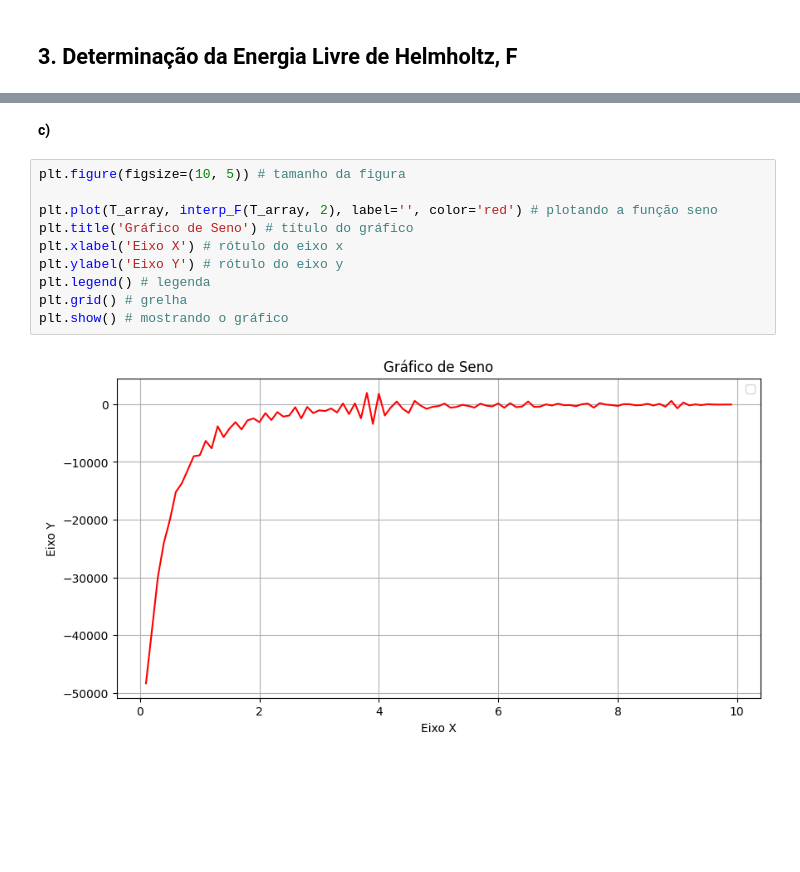
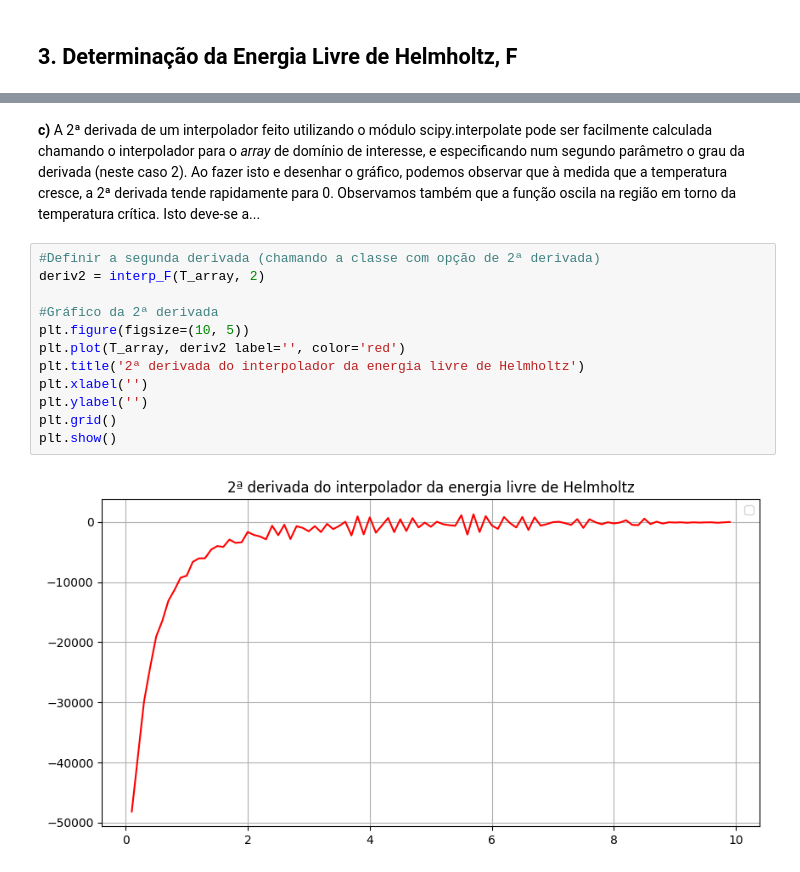
Before and after one commit to RafaelFernandesIST/FC_Grupo22, a Jupyter notebook: Projeto_1/projeto_1.ipynb, the cells around one changed output, grey strips where cells are left out. Cells and saved outputs as stored; diff of their text form; blank space fills up the shorter version.

```diff
--- a/Projeto_1/projeto_1.ipynb
+++ b/Projeto_1/projeto_1.ipynb
@@ -484,14 +469,16 @@ plt.show() # mostrando o gráfic
 # %% [markdown]
-**c)**
+**c)** A 2ª derivada de um interpolador feito utilizando o módulo scipy.interpolate pode ser facilmente calculada chamando o interpolador para o _array_ de domínio de interesse, e especificando num segundo parâmetro o grau da derivada (neste caso 2). Ao fazer isto e desenhar o gráfico, podemos observar que à medida que a temperatura cresce, a 2ª derivada tende rapidamente para 0. Observamos também que a função oscila na região em torno da temperatura crítica. Isto deve-se a...
 # %%
-plt.figure(figsize=(10, 5)) # tamanho da figura
+#Definir a segunda derivada (chamando a classe com opção de 2ª derivada)
+deriv2 = interp_F(T_array, 2)
 
-plt.plot(T_array, interp_F(T_array, 2), label='', color='red') # plotando a função seno
-plt.title('Gráfico de Seno') # título do gráfico
-plt.xlabel('Eixo X') # rótulo do eixo x
-plt.ylabel('Eixo Y') # rótulo do eixo y
-plt.legend() # legenda
-plt.grid() # grelha
-plt.show() # mostrando o gráfico
+#Gráfico da 2ª derivada
+plt.figure(figsize=(10, 5))
+plt.plot(T_array, deriv2 label='', color='red')
+plt.title('2ª derivada do interpolador da energia livre de Helmholtz')
+plt.xlabel('')
+plt.ylabel('')
+plt.grid()
+plt.show()
 # %% [output]
-[figure, old version]
+[figure, new version]
```
Also changed, not shown: parts of 4 cells of this notebook.
